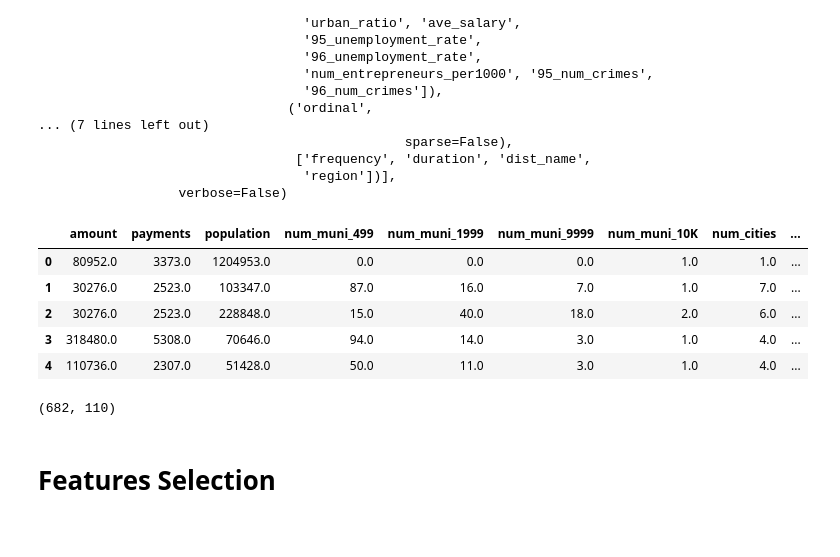
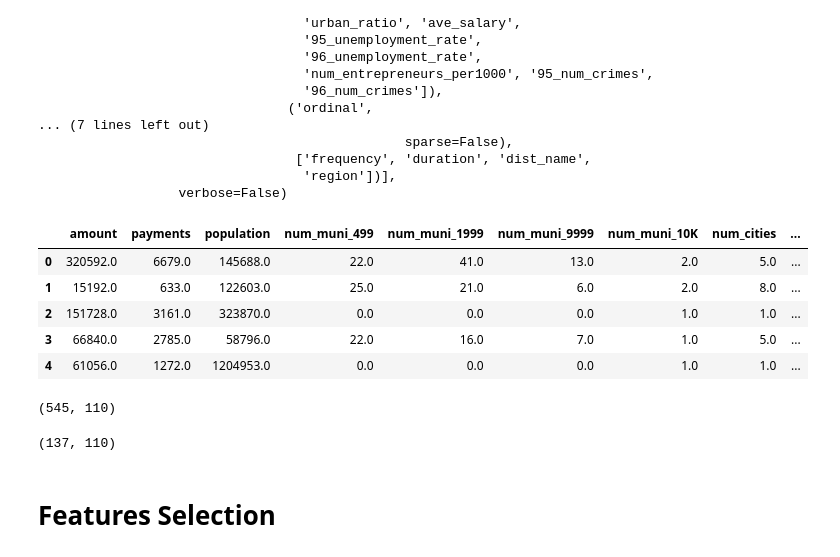
Before and after one commit to mecan80/DS_projects, a Jupyter notebook: unit4_project/Loans Approval.ipynb, the cells around one changed output. Saved outputs shown, nothing was run; the diff lists cells and outputs as text; code cells hidden in the pictures.

```diff
--- a/unit4_project/Loans Approval.ipynb
+++ b/unit4_project/Loans Approval.ipynb
@@ -237,3 +237,7 @@ variable_transformer = ColumnTransformer(transformers=[('continuous', 'passthrou
                                                       ('ordinal', OrdinalEncoder(), ordinal_variables),
                                                       ('nominal', OneHotEncoder(sparse=False), nominal_variables)],
                                                       remainder='drop')
+# %%
+#Set variables
+X = loans_df.drop(columns='status')
+y = loans_df['status']
@@ -240,6 +247,6 @@ variable_transformer = ColumnTransformer(transformers=[('continuous', 'passthrou
 # %%
 #Fit the above transformer
-variable_transformer.fit(loans_df)
+variable_transformer.fit(X)
 # %% [output]
 ColumnTransformer(n_jobs=None, remainder='drop', sparse_threshold=0.3,
                   transformer_weights=None,
@@ -259,8 +266,9 @@ ColumnTransformer(n_jobs=None, remainder='drop', sparse_threshold=0.3,
                                   'region'])],
                   verbose=False)
 # %%
-#Transform the loans dataframe
-loans_transformed = variable_transformer.transform(loans_df)
+#Transform dataframe
+X_train_transformed = variable_transformer.transform(X_train)
+X_test_transformed = variable_transformer.transform(X_test)
 # %%
 #Nominal column headings
 nominal_names = variable_transformer.named_transformers_['nominal'].categories_
@@ -275,16 +283,17 @@ for column, name_list in zip(nominal_variables, nominal_names):
 transformed_columns = numerical_variables + ordinal_variables + transformed_nominal_columns
 # %%
 #Converting back to dataframe
-X_dataset = pd.DataFrame(loans_transformed, columns=transformed_columns)
-X_dataset.head()
+X_train_transform_df = pd.DataFrame(X_train_transformed, columns=transformed_columns)
+X_test_transform_df = pd.DataFrame(X_test_transformed, columns=transformed_columns)
+X_train_transform_df.head()
 # %% [output]
 |  | amount | payments | population | num_muni_499 | num_muni_1999 | num_muni_9999 | num_muni_10K | num_cities | ... |
-| 0 | 80952.0 | 3373.0 | 1204953.0 | 0.0 | 0.0 | 0.0 | 1.0 | 1.0 | ... |
-| 1 | 30276.0 | 2523.0 | 103347.0 | 87.0 | 16.0 | 7.0 | 1.0 | 7.0 | ... |
-| 2 | 30276.0 | 2523.0 | 228848.0 | 15.0 | 40.0 | 18.0 | 2.0 | 6.0 | ... |
-| 3 | 318480.0 | 5308.0 | 70646.0 | 94.0 | 14.0 | 3.0 | 1.0 | 4.0 | ... |
-| 4 | 110736.0 | 2307.0 | 51428.0 | 50.0 | 11.0 | 3.0 | 1.0 | 4.0 | ... |
+| 0 | 320592.0 | 6679.0 | 145688.0 | 22.0 | 41.0 | 13.0 | 2.0 | 5.0 | ... |
+| 1 | 15192.0 | 633.0 | 122603.0 | 25.0 | 21.0 | 6.0 | 2.0 | 8.0 | ... |
+| 2 | 151728.0 | 3161.0 | 323870.0 | 0.0 | 0.0 | 0.0 | 1.0 | 1.0 | ... |
+| 3 | 66840.0 | 2785.0 | 58796.0 | 22.0 | 16.0 | 7.0 | 1.0 | 5.0 | ... |
+| 4 | 61056.0 | 1272.0 | 1204953.0 | 0.0 | 0.0 | 0.0 | 1.0 | 1.0 | ... |
 # %%
-X_dataset.shape
+X_train_transform_df.shape
 # %% [output]
-(682, 110)
+(545, 110)
@@ -292,0 +300,4 @@ X_dataset.to_csv('data/loans_transformed.csv')
+# %%
+X_test_transform_df.shape
+# %% [output]
+(137, 110)
```
Also changed, not shown: parts of 71 cells of this notebook.
